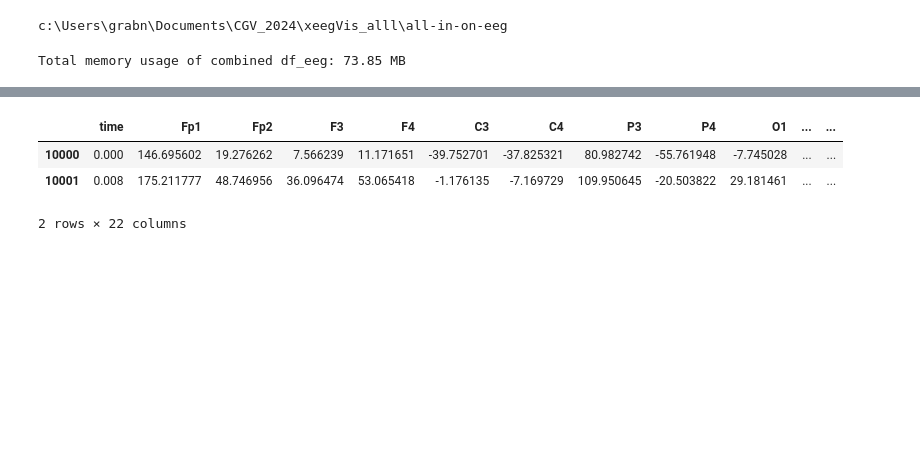
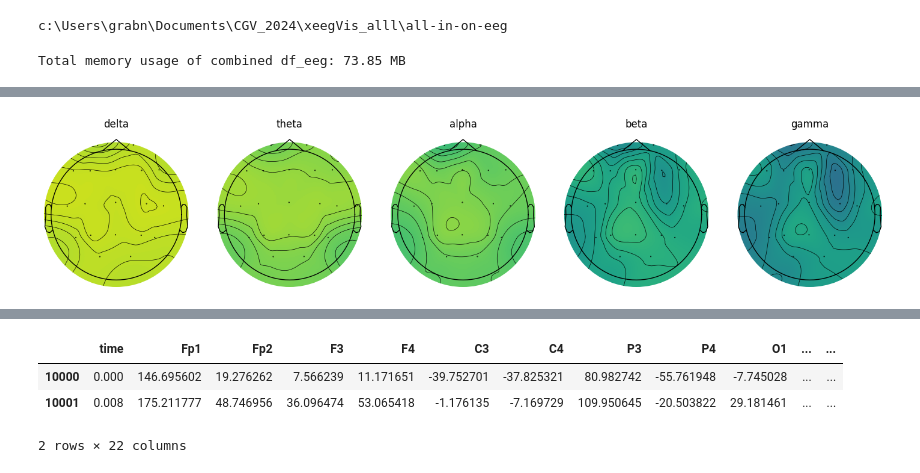
Before and after one commit to hereditary-eu/EEGlass, a Jupyter notebook: backend/experiments_xeegnet/test_matrix_profile.ipynb, the cells around one changed output, grey strips where cells are left out. Cells and saved outputs as stored; diff of their text form; code cells hidden in the pictures; blank space fills up the shorter version.

```diff
--- a/backend/experiments_xeegnet/test_matrix_profile.ipynb
+++ b/backend/experiments_xeegnet/test_matrix_profile.ipynb
@@ -60,0 +153,16 @@ Total memory usage of combined df_eeg: 73.85 MB
+# %%
+import numpy as np
+
+# needs a montage so MNE knows electrode positions
+one_epoch.set_montage("standard_1020", on_missing="warn")
+
+fig, axes = plt.subplots(1, len(band_names), figsize=(18, 4))
+for b, (ax, band) in enumerate(zip(axes, band_names)):
+    mne.viz.plot_topomap(
+        scc_per_channel[:, b], one_epoch.info,
+        axes=ax, show=False, vlim=(0, 1), cmap="viridis",
+    )
+    ax.set_title(band)
+plt.show()
+# %% [output]
+[figure, added]
```
Also changed, not shown: parts of 16 cells of this notebook, 5 other files.
